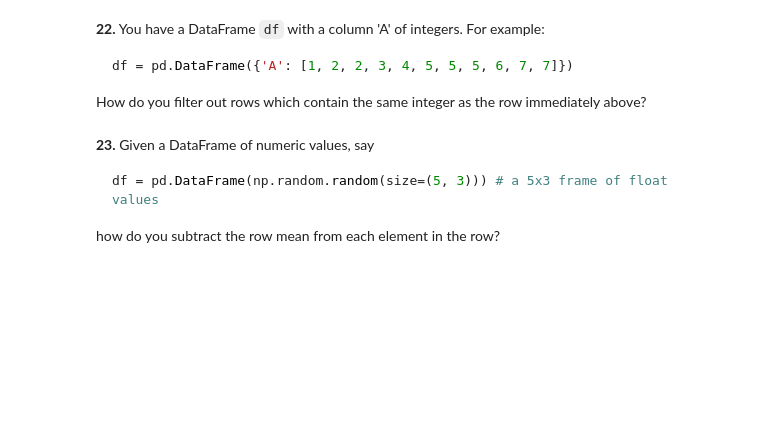
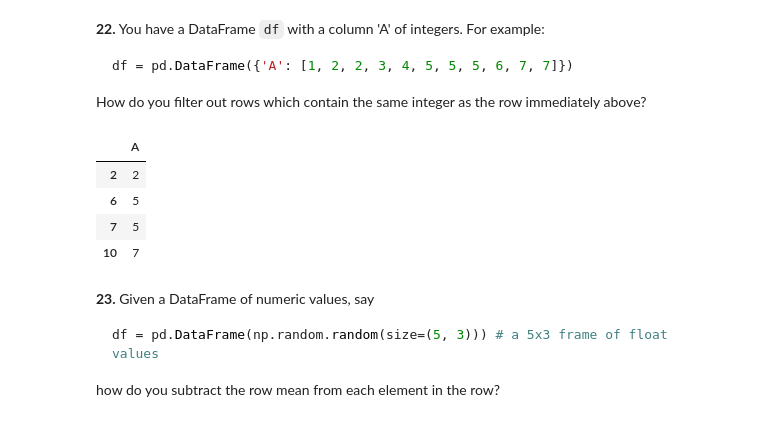
Before and after one commit to ykedarinath/Task_3, a Jupyter notebook: Task_3_pandas_tasks.ipynb, the cells around one changed output. Drawn from its saved outputs; the diff is of its cells as text; code cells hidden in the pictures; blank space fills up the shorter version.

````diff
--- a/Task_3_pandas_tasks.ipynb
+++ b/Task_3_pandas_tasks.ipynb
@@ -321,6 +321,22 @@ df = pd.DataFrame({'A': [1, 2, 2, 3, 4, 5, 5, 5, 6, 7, 7]})
 ```
 
 How do you filter out rows which contain the same integer as the row immediately above?
+# %%
+df1 = pd.DataFrame({'A': [1, 2, 2, 3, 4, 5, 5, 5, 6, 7, 7]})
+df2=df1[1:].copy()
+a = []
+for i in range(0,len(df2.index)):
+  if df2.iloc[i]['A']==df1.iloc[i]['A']:
+    a.append(True)
+  else:
+    a.append(False)
+df2[a]
+# %% [output]
+|  | A |
+| 2 | 2 |
+| 6 | 5 |
+| 7 | 5 |
+| 10 | 7 |
 # %% [markdown]
 **23.** Given a DataFrame of numeric values, say
 ```python
````
Also changed, not shown: parts of 9 cells of this notebook.
